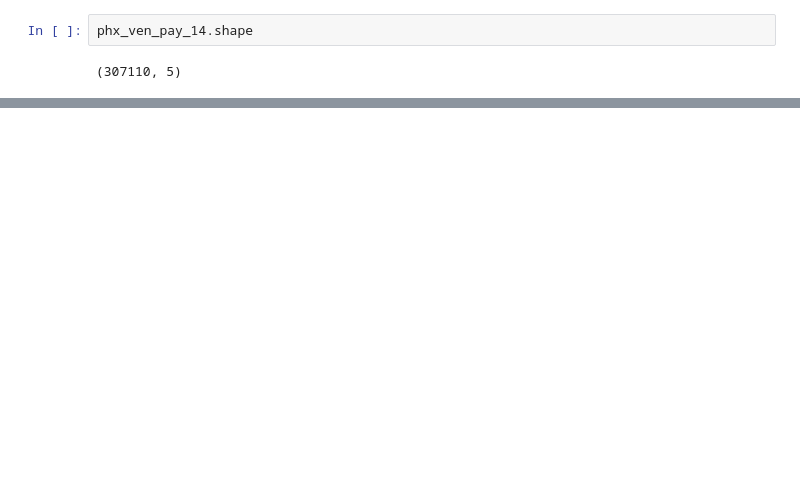
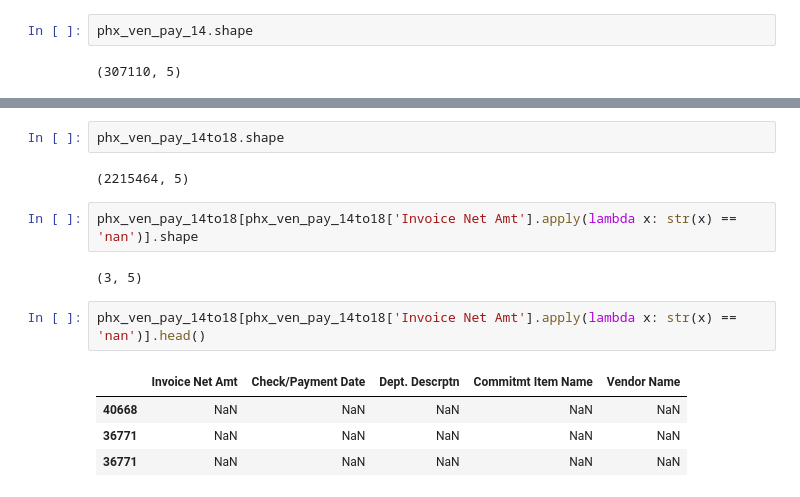
Before and after one commit to mrkjhsn/City-of-Phoenix-Vendor-Payments, a Jupyter notebook: year_over_year_analysis.ipynb, the cells around one changed output, grey strips where cells are left out. Saved outputs shown, nothing was run; the diff lists cells and outputs as text; blank space fills up the shorter version.

```diff
--- a/year_over_year_analysis.ipynb
+++ b/year_over_year_analysis.ipynb
@@ -223,0 +299,15 @@ phx_ven_pay_14.shape
+# %%
+phx_ven_pay_14to18.shape
+# %% [output]
+(2215464, 5)
+# %%
+phx_ven_pay_14to18[phx_ven_pay_14to18['Invoice Net Amt'].apply(lambda x: str(x) == 'nan')].shape
+# %% [output]
+(3, 5)
+# %%
+phx_ven_pay_14to18[phx_ven_pay_14to18['Invoice Net Amt'].apply(lambda x: str(x) == 'nan')].head()
+# %% [output]
+|  | Invoice Net Amt | Check/Payment Date | Dept. Descrptn | Commitmt Item Name | Vendor Name |
+| 40668 | NaN | NaN | NaN | NaN | NaN |
+| 36771 | NaN | NaN | NaN | NaN | NaN |
+| 36771 | NaN | NaN | NaN | NaN | NaN |
```
Also changed, not shown: parts of 40 cells of this notebook.
